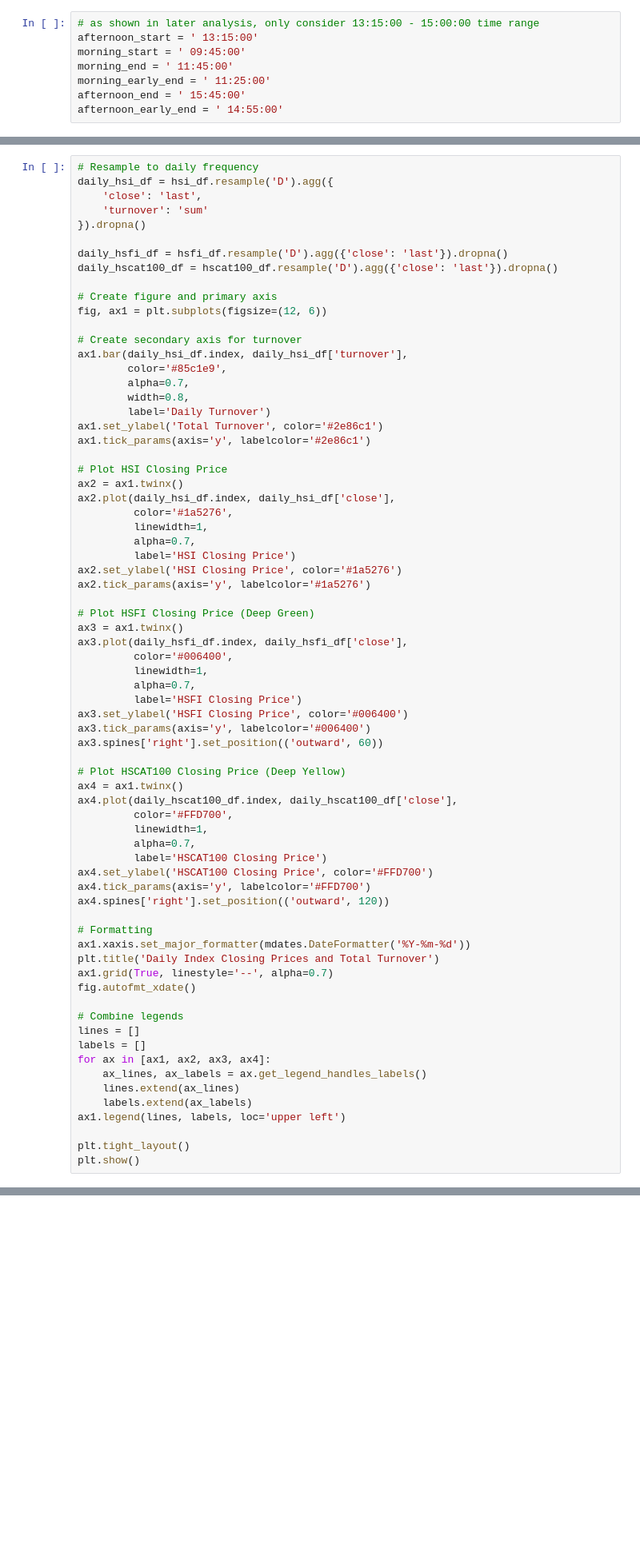
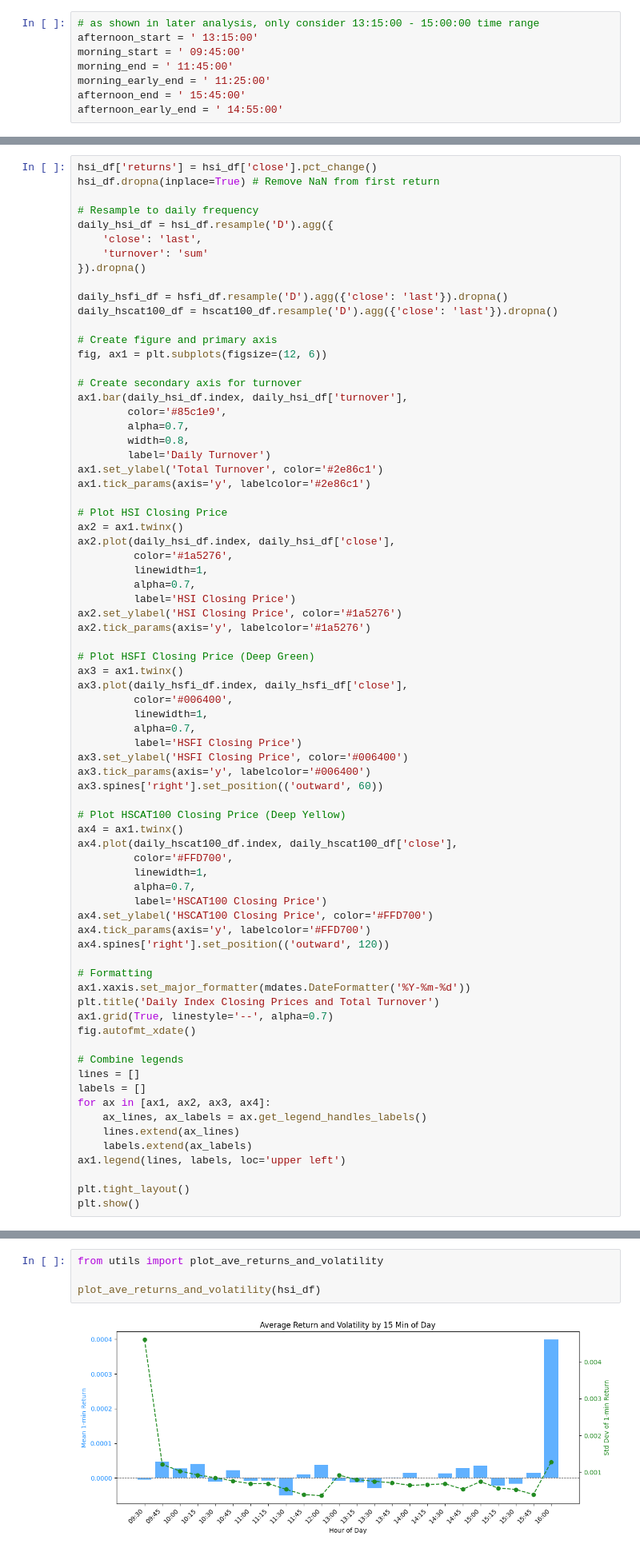
Before and after one commit to yuqiii-wang/HASEIndexQuant, a Jupyter notebook: analysis.ipynb, the cells around one changed output, grey strips where cells are left out. Shown at 80% size. Saved outputs shown, nothing was run; the diff lists cells and outputs as text; blank space fills up the shorter version.

```diff
--- a/analysis.ipynb
+++ b/analysis.ipynb
@@ -59,6 +56,9 @@ hscat100_df.head()
 | 2025-02-05 09:33:00 | 2025-02-05 | 2025-02-05 | 09:33:00 | 8638.88 | 8644.66 | 8638.23 | 8644.29 | 2410900032 |
 | 2025-02-05 09:34:00 | 2025-02-05 | 2025-02-05 | 09:34:00 | 8643.34 | 8643.34 | 8639.14 | 8640.21 | 2063066672 |
 # %%
+hsi_df['returns'] = hsi_df['close'].pct_change()
+hsi_df.dropna(inplace=True) # Remove NaN from first return
+
 # Resample to daily frequency
 daily_hsi_df = hsi_df.resample('D').agg({
     'close': 'last',
@@ -404,3 +300,9 @@ Intraday Correlation Var
 hsi       0.000000  0.000007  0.051124
 hsfi      0.000007  0.000000  0.050304
 hscat100  0.051124  0.050304  0.000000
+# %%
+from utils import plot_ave_returns_and_volatility
+
+plot_ave_returns_and_volatility(hsi_df)
+# %% [output]
+[figure, added]
```
Also changed, not shown: parts of 10 cells of this notebook, 6 other files.
